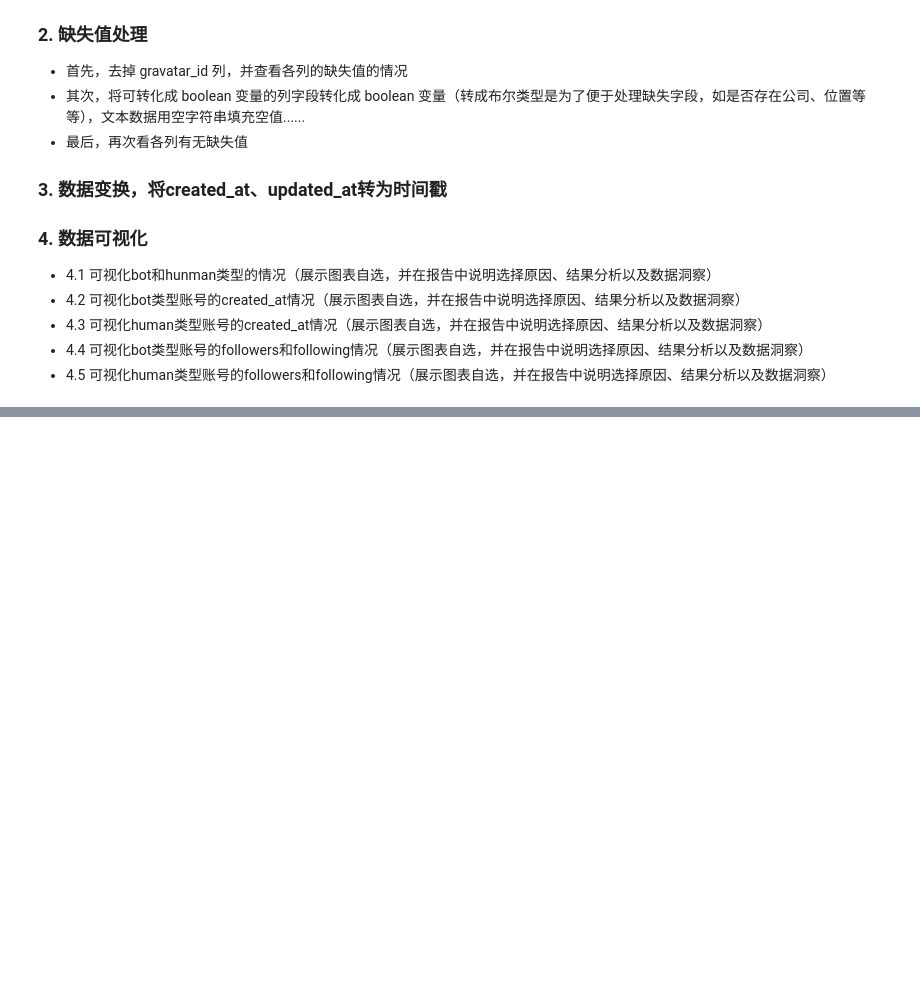
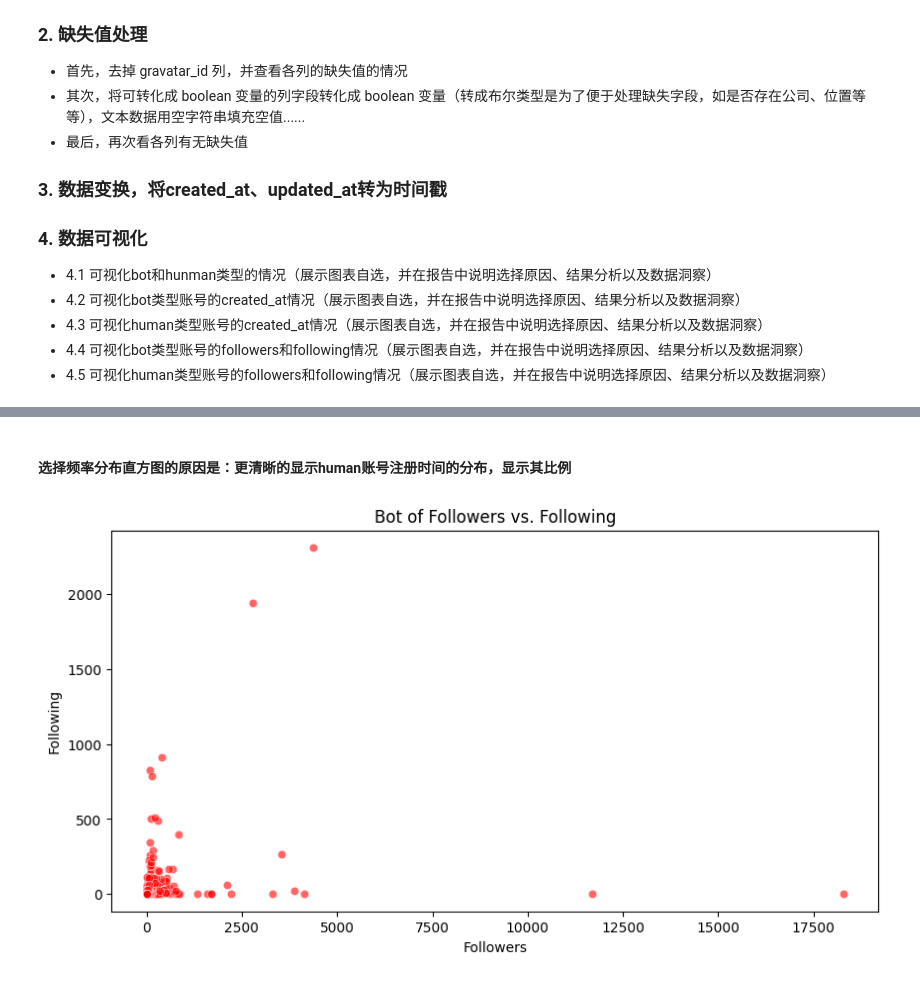
Before and after one commit to Jiu-956/Homework, a Jupyter notebook: src/Homework7.ipynb, the cells around one changed output, grey strips where cells are left out. Cells and saved outputs as stored; diff of their text form; code cells hidden in the pictures; blank space fills up the shorter version.

```diff
--- a/src/Homework7.ipynb
+++ b/src/Homework7.ipynb
@@ -60,0 +149,11 @@ FileNotFoundError: [Errno 2] No such file or directory: 'github_bot_raw_data.csv
+# %% [markdown]
+#### 选择频率分布直方图的原因是：更清晰的显示human账号注册时间的分布，显示其比例
+# %%
+plt.figure(figsize=(10, 5))
+sns.scatterplot(x='followers', y='following', data=bot_data, alpha=0.6, color='red')
+plt.title('Bot of Followers vs. Following')
+plt.xlabel('Followers')
+plt.ylabel('Following')
+plt.show()
+# %% [output]
+[figure, added]
```
Also changed, not shown: parts of 9 cells of this notebook.
